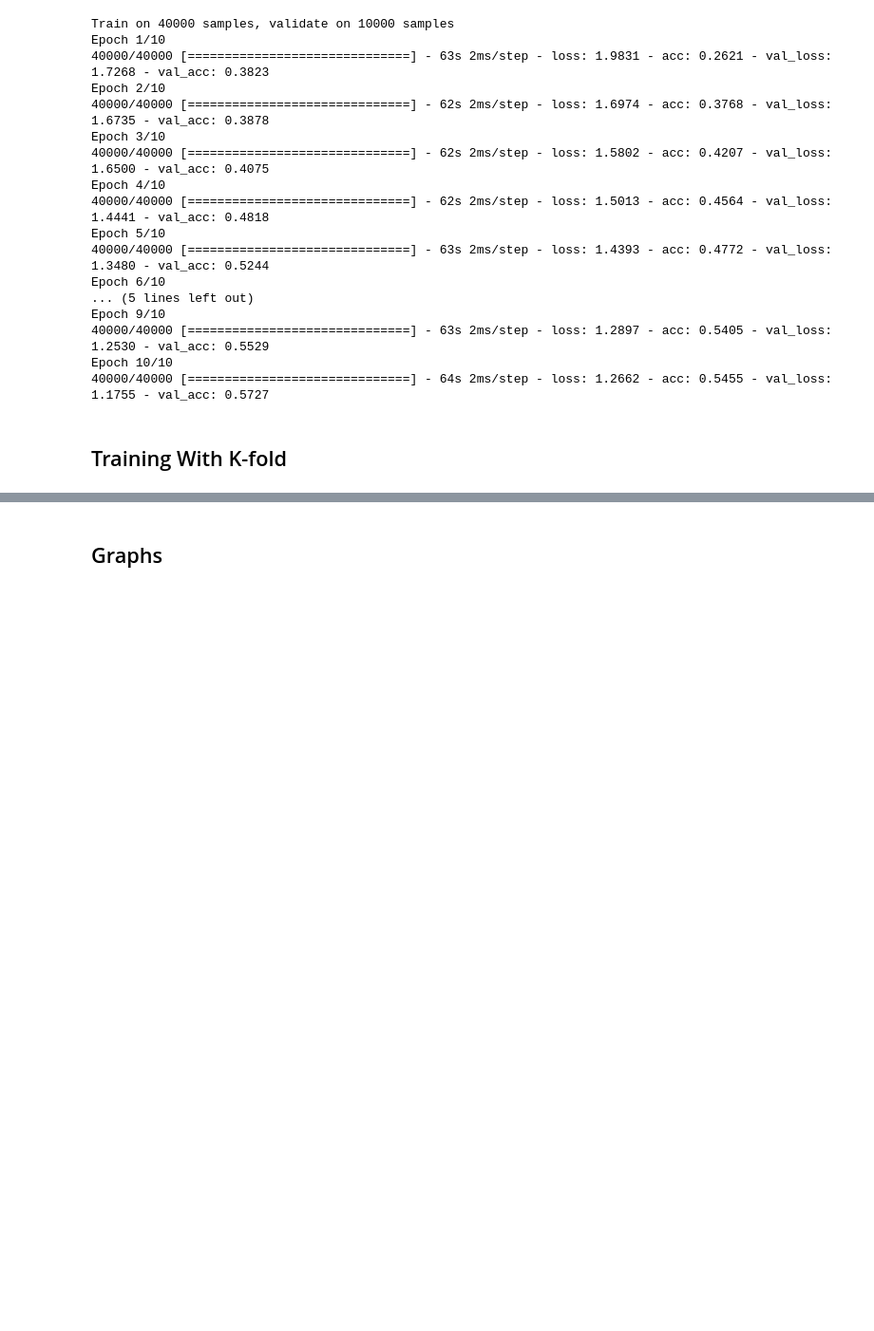
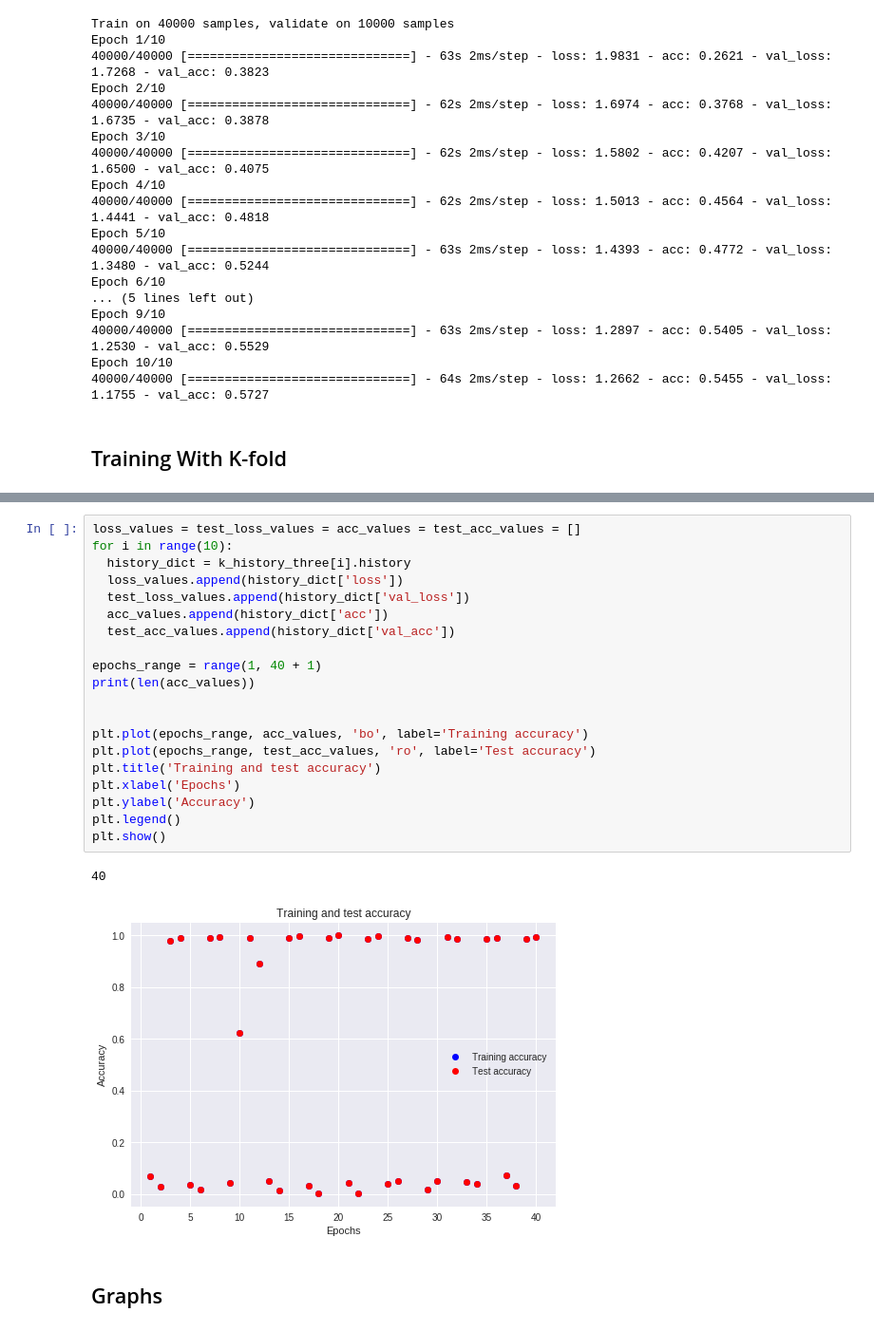
Before and after one commit to Wasabi-Bobby/MachineLearningHomework, a Jupyter notebook: HW2_Machine_Learning_bb.ipynb, the cells around one changed output, grey strips where cells are left out. Shown at 95% size. Drawn from its saved outputs; the diff is of its cells as text; blank space fills up the shorter version.

```diff
--- a/HW2_Machine_Learning_bb.ipynb
+++ b/HW2_Machine_Learning_bb.ipynb
@@ -564,3 +590,26 @@ plt.show()
+# %%
+loss_values = test_loss_values = acc_values = test_acc_values = []
+for i in range(10):
+  history_dict = k_history_three[i].history
+  loss_values.append(history_dict['loss'])
+  test_loss_values.append(history_dict['val_loss'])
+  acc_values.append(history_dict['acc'])
+  test_acc_values.append(history_dict['val_acc'])
+
+epochs_range = range(1, 40 + 1)
+print(len(acc_values))
+
+
+plt.plot(epochs_range, acc_values, 'bo', label='Training accuracy')
+plt.plot(epochs_range, test_acc_values, 'ro', label='Test accuracy')
+plt.title('Training and test accuracy')
+plt.xlabel('Epochs')
+plt.ylabel('Accuracy')
+plt.legend()
+plt.show()
+# %% [output]
+40
+[figure, added]
 # %% [markdown]
 Graphs
 --------------
```
Also changed, not shown: parts of 3 cells of this notebook.
